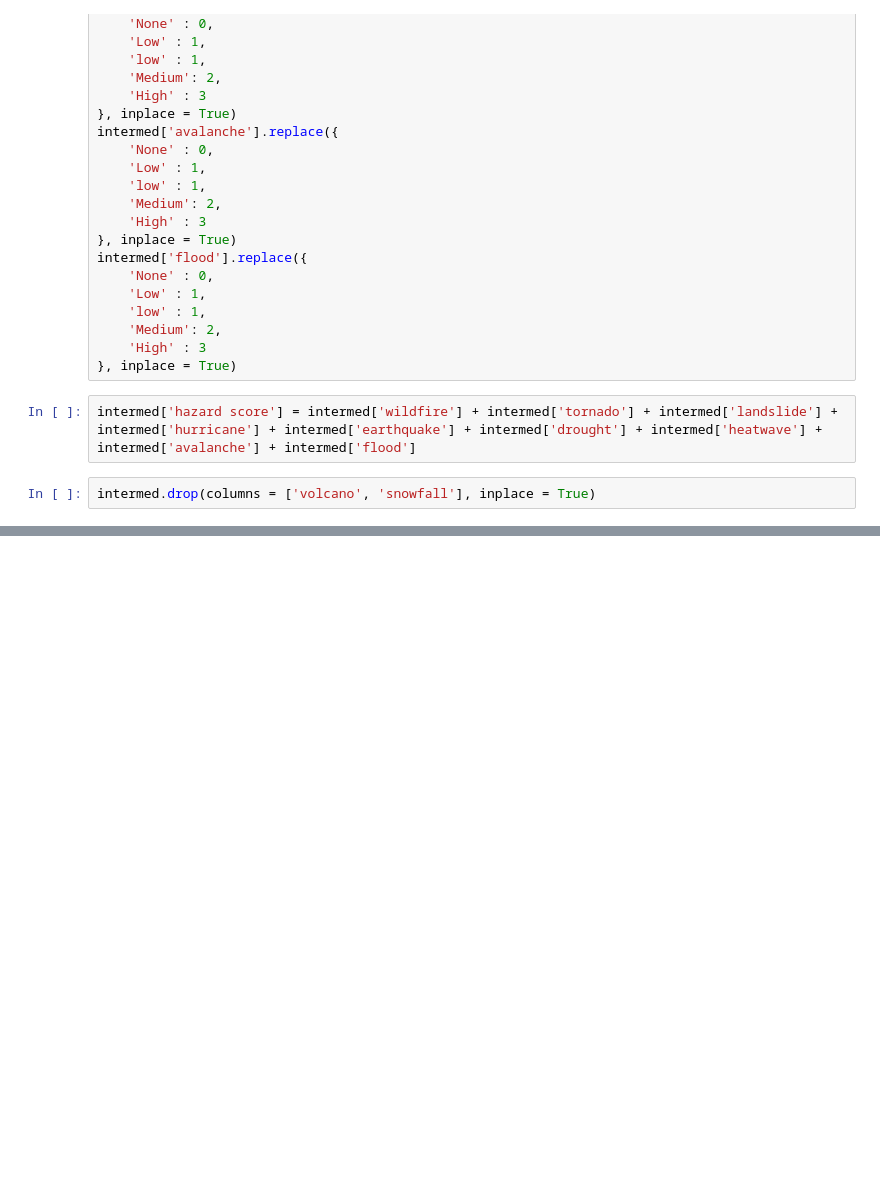
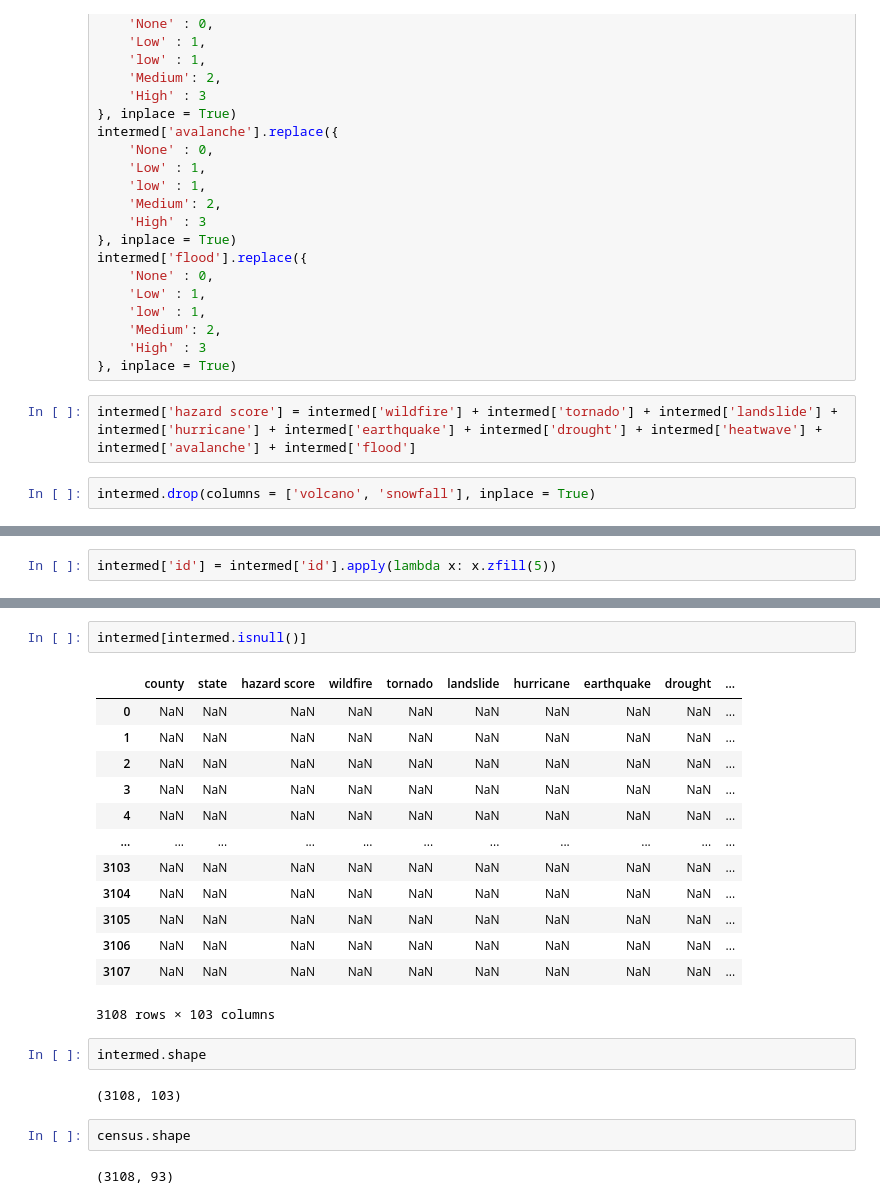
Before and after one commit to Agelf123/covid_predictions, a Jupyter notebook: code/jordan/Data in DSI Environ..ipynb, the cells around one changed output, grey strips where cells are left out. Cells and saved outputs as stored; diff of their text form; blank space fills up the shorter version.

```diff
--- a/code/jordan/Data in DSI Environ..ipynb
+++ b/code/jordan/Data in DSI Environ..ipynb
@@ -545,0 +550,2 @@ intermed.head()
+# %%
+intermed['id'] = intermed['id'].apply(lambda x: x.zfill(5))
@@ -545,0 +590,24 @@ intermed.head()
+# %%
+intermed[intermed.isnull()]
+# %% [output]
+|  | county | state | hazard score | wildfire | tornado | landslide | hurricane | earthquake | drought | ... |
+| 0 | NaN | NaN | NaN | NaN | NaN | NaN | NaN | NaN | NaN | ... |
+| 1 | NaN | NaN | NaN | NaN | NaN | NaN | NaN | NaN | NaN | ... |
+| 2 | NaN | NaN | NaN | NaN | NaN | NaN | NaN | NaN | NaN | ... |
+| 3 | NaN | NaN | NaN | NaN | NaN | NaN | NaN | NaN | NaN | ... |
+| 4 | NaN | NaN | NaN | NaN | NaN | NaN | NaN | NaN | NaN | ... |
+| ... | ... | ... | ... | ... | ... | ... | ... | ... | ... | ... |
+| 3103 | NaN | NaN | NaN | NaN | NaN | NaN | NaN | NaN | NaN | ... |
+| 3104 | NaN | NaN | NaN | NaN | NaN | NaN | NaN | NaN | NaN | ... |
+| 3105 | NaN | NaN | NaN | NaN | NaN | NaN | NaN | NaN | NaN | ... |
+| 3106 | NaN | NaN | NaN | NaN | NaN | NaN | NaN | NaN | NaN | ... |
+| 3107 | NaN | NaN | NaN | NaN | NaN | NaN | NaN | NaN | NaN | ... |
+3108 rows × 103 columns
+# %%
+intermed.shape
+# %% [output]
+(3108, 103)
+# %%
+census.shape
+# %% [output]
+(3108, 93)
```
Also changed, not shown: parts of 31 cells of this notebook, 1 other file.
